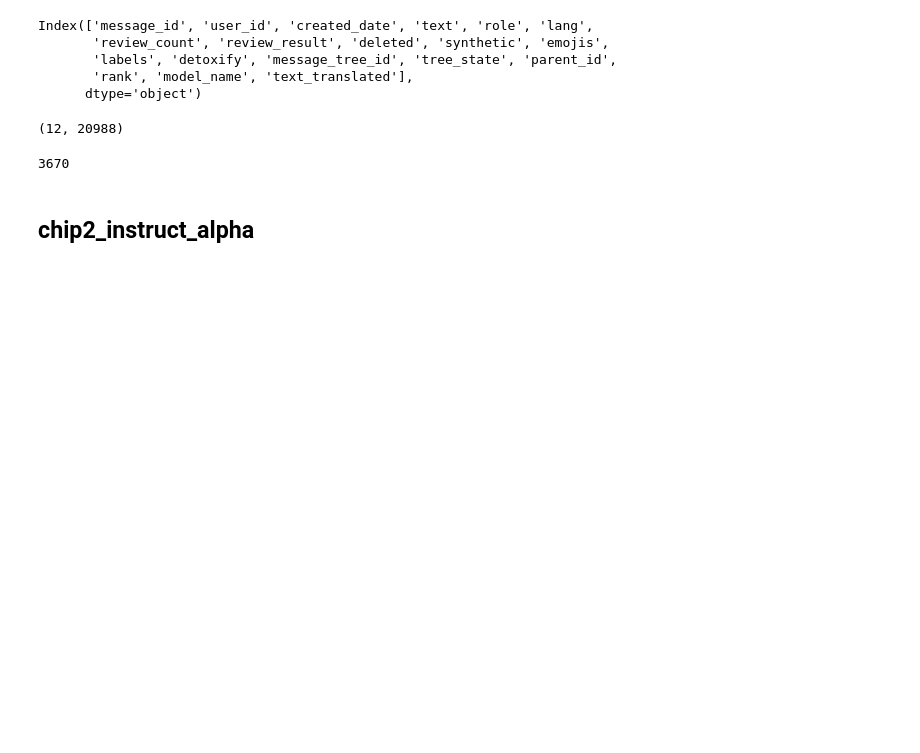
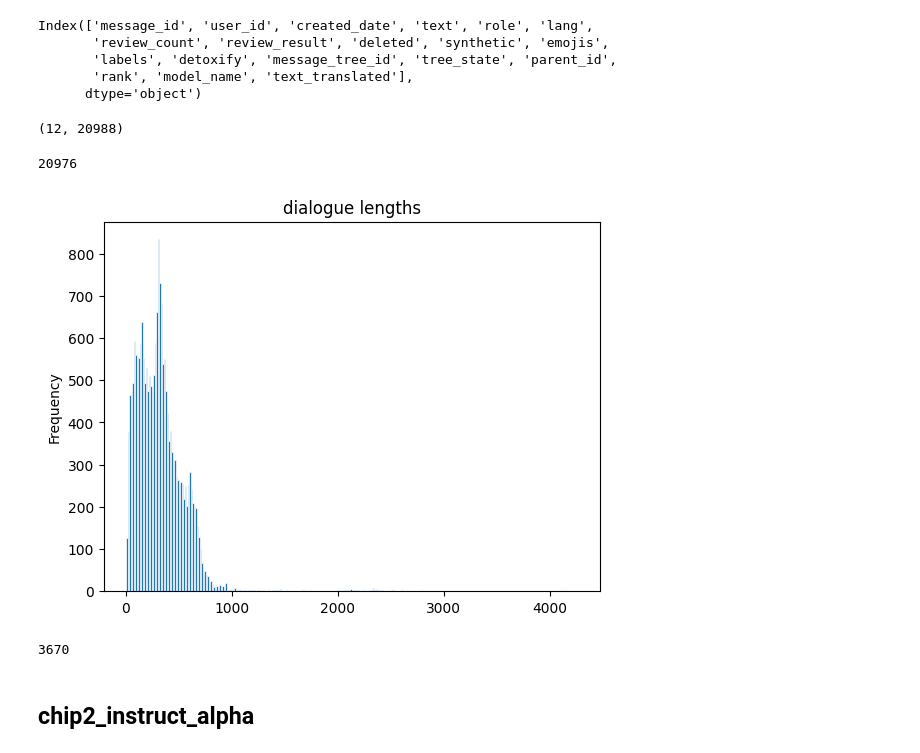
Before and after one commit to dmitrymailk/DeepSpeedExamples, a Jupyter notebook: applications/DeepSpeed-Chat/training/step1_supervised_finetuning/notebooks/prepare_datasets.ipynb, the cells around one changed output. Saved outputs shown, nothing was run; the diff lists cells and outputs as text; code cells hidden in the pictures; blank space fills up the shorter version.

Commit message:
create prompt datasets

```diff
--- a/applications/DeepSpeed-Chat/training/step1_supervised_finetuning/notebooks/prepare_datasets.ipynb
+++ b/applications/DeepSpeed-Chat/training/step1_supervised_finetuning/notebooks/prepare_datasets.ipynb
@@ -337,11 +335,31 @@ en2ru_dataset_messages_map = {}
 for i in range(len(en2ru_dataset)):
     message_id = en2ru_dataset.iloc[i]['message_id']
     text_translated = en2ru_dataset.iloc[i]['text_translated']
-    en2ru_dataset_messages_map[message_id] = text_translated
+    role = en2ru_dataset.iloc[i]["role"]
+    en2ru_dataset_messages_map[message_id] = {
+        "role": role,
+        "text": text_translated
+    }
+# %%
+from transformers import AutoTokenizer
+tokenizer = AutoTokenizer.from_pretrained("facebook/xglm-4.5B")
 # %%
 conversations_paths = {}
 errors = 0
 total_convs = 0
+
+import matplotlib.pyplot as plt
+import numpy as np
+def visualize_hist(x: np.ndarray, title: str):
+    fig, ax = plt.subplots()
+    ax.hist(x,linewidth=0.5, edgecolor="white", bins=300)
+    plt.gca().set(title=title, ylabel='Frequency')
+    plt.show()
+
+lengths = []
+
+new_dataset = []
+
 for i, json_str in enumerate(json_list):
     record = json.loads(json_str)
     if len(record['prompt']['replies']) >= 0 and record['prompt']['lang'] == 'en':
@@ -357,7 +375,19 @@ for i, json_str in enumerate(json_list):
         for thread in all_threads:
             total_convs += 1
             try:
-                conv = "\n\n\n".join([en2ru_dataset_messages_map[mess] for mess in thread])
+                conv = "\n\n\n".join([en2ru_dataset_messages_map[mess]['text'] for mess in thread])
+                # conv = [en2ru_dataset_messages_map[mess] for mess in thread]
+                # conversation = []
+                # for mess_id in thread:
+                #     message = en2ru_dataset_messages_map[mess_id]['text']
+                #     role = en2ru_dataset_messages_map[mess_id]['role']
+                #     conversation.append({
+                #         "message_id": mess_id,
+                #         "message": message,
+                #         "role": role
+                #     })
+                # new_dataset.append(conversation)
+                lengths.append(len(tokenizer(conv)['input_ids']))
             except:
                 errors += 1
             # pprint.pprint(conv)
@@ -368,3 +398,7 @@ for i, json_str in enumerate(json_list):
 errors, total_convs
 # %% [output]
 (12, 20988)
+# %%
+len(new_dataset)
+# %% [output]
+20976
@@ -371,3 +409,7 @@ errors, total_convs
+# %%
+visualize_hist(lengths, "dialogue lengths")
+# %% [output]
+[figure, added]
 # %%
 len(conversations_paths.keys())
 # %% [output]
```
Also changed, not shown: parts of 29 cells of this notebook, 3 other files.
